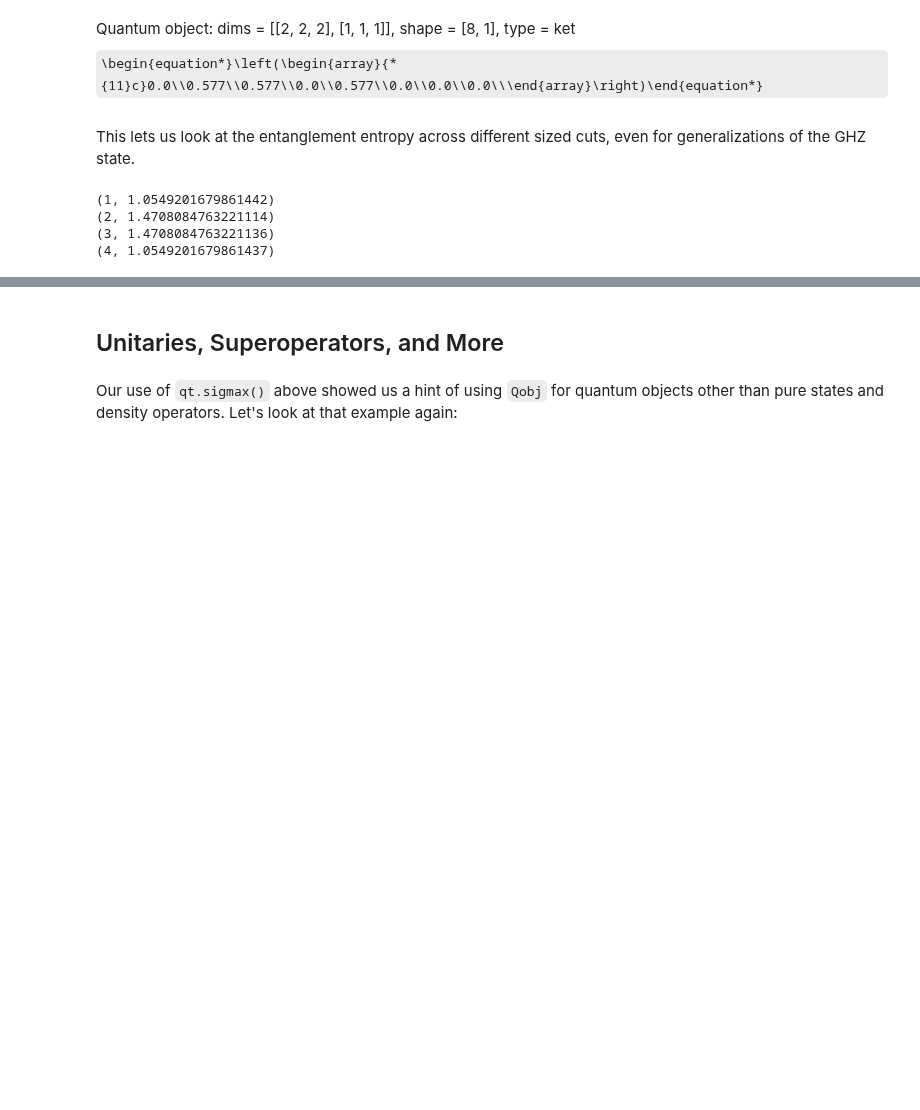
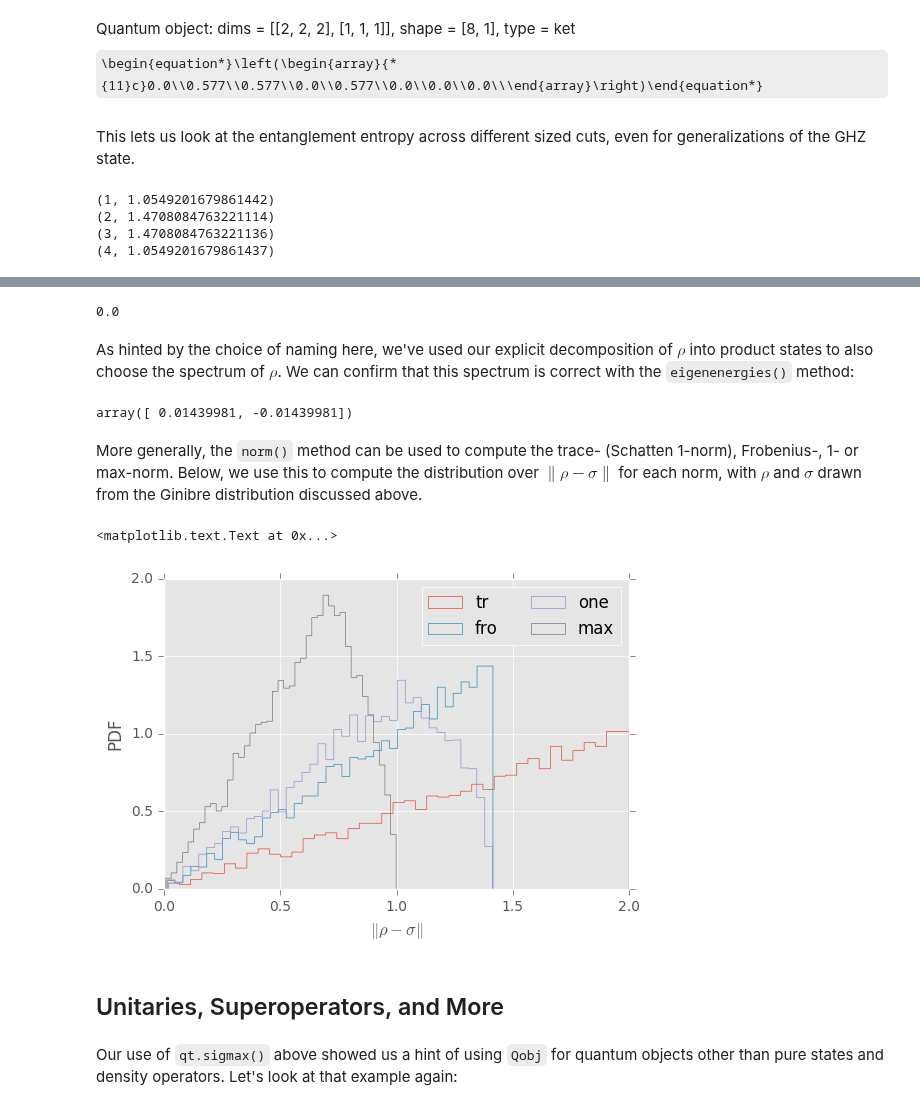
Before and after one commit to QuinnPhys/PythonWorkshop-science, a Jupyter notebook: lecture-5-qutip.ipynb, the cells around one changed output, grey strips where cells are left out. Saved outputs shown, nothing was run; the diff lists cells and outputs as text; code cells hidden in the pictures; some formulas as TeX source; blank space fills up the shorter version.

```diff
--- a/lecture-5-qutip.ipynb
+++ b/lecture-5-qutip.ipynb
@@ -233,3 +293,49 @@ for idx_cut in range(1, 5):
+# %%
+qubit_kets = [qt.rand_ket_haar(2) for _ in range(2)]
+qutrit_kets = [qt.rand_ket_haar(3) for _ in range(2)]
+eigenvalues = [0.8, 0.2]
+rho = sum(
+    eig * qt.ket2dm(qt.tensor(qubit_ket, qutrit_ket))
+    for eig, qubit_ket, qutrit_ket in zip(eigenvalues, qubit_kets, qutrit_kets)
+)
+rho_swap = sum(
+    eig * qt.ket2dm(qt.tensor(qutrit_ket, qubit_ket))
+    for eig, qubit_ket, qutrit_ket in zip(eigenvalues, qubit_kets, qutrit_kets)
+)
+
+print((rho.permute([1, 0]) - rho_swap).norm())
+# %% [output]
+0.0
+# %% [markdown]
+As hinted by the choice of naming here, we've used our explicit decomposition of $\rho$ into product states to also choose the spectrum of $\rho$. We can confirm that this spectrum is correct with the ``eigenenergies()`` method:
+# %%
+actual_eigenvalues = rho.eigenenergies(sort='high')
+actual_eigenvalues[:2] - eigenvalues
+# %% [output]
+array([ 0.01439981, -0.01439981])
+# %% [markdown]
+More generally, the ``norm()`` method can be used to compute the trace- (Schatten 1-norm), Frobenius-, 1- or max-norm. Below, we use this to compute the distribution over $\|\rho - \sigma\|$ for each norm, with $\rho$ and $\sigma$ drawn from the Ginibre distribution discussed above.
+# %%
+norms = ('tr', 'fro', 'one', 'max')
+norm_samples = {norm: [] for norm in norms}
+
+for idx_sample in range(6000):
+    rho = qt.rand_dm_ginibre(2, rank=1)
+    sigma = qt.rand_dm_ginibre(2, rank=1)
+
+    for norm in norms:
+        norm_samples[norm].append(
+            (rho - sigma).norm(norm)
+        )
+# %%
+for norm in norms:
+    plt.hist(norm_samples[norm], label=norm, histtype='step', bins=41, normed=True)
+plt.legend(ncol=2, loc='upper right')
+plt.xlabel(r'$\|\rho - \sigma\|$')
+plt.ylabel('PDF')
+# %% [output]
+<matplotlib.text.Text at 0x...>
+[figure, added]
 # %% [markdown]
 ## Unitaries, Superoperators, and More ##
 # %% [markdown]
```
Also changed, not shown: parts of 34 cells of this notebook.
